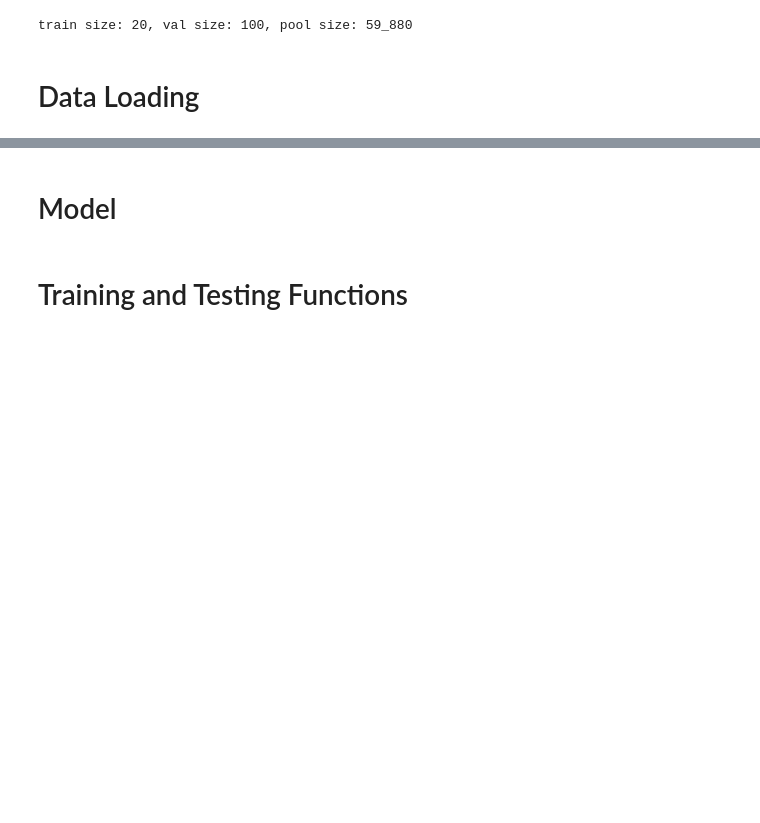
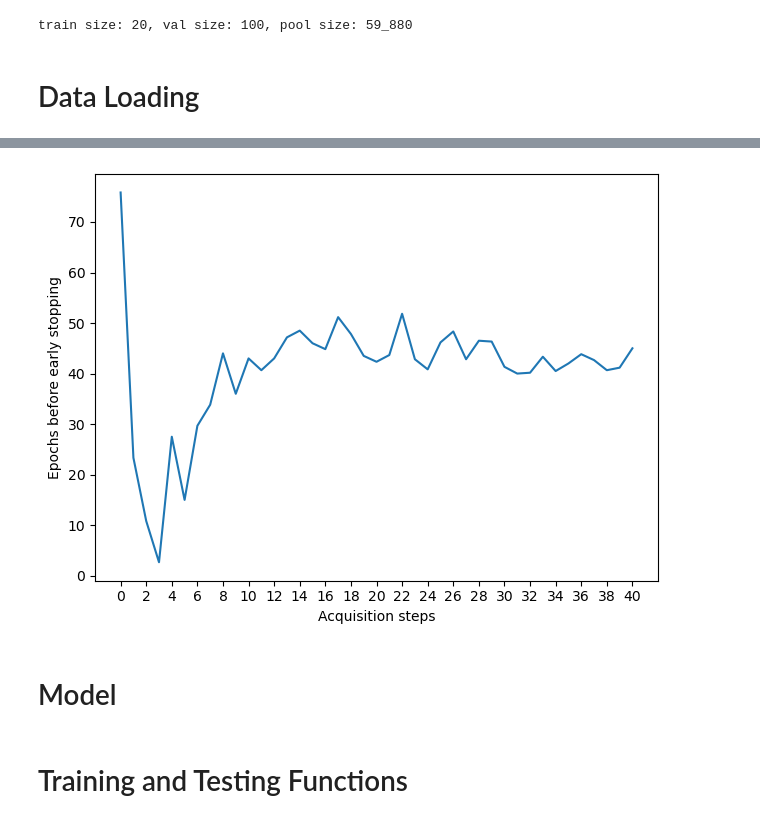
Before and after one commit to pilzpascal/2024s-bsc-practical-work, a Jupyter notebook: prototyping.ipynb, the cells around one changed output, grey strips where cells are left out. Saved outputs shown, nothing was run; the diff lists cells and outputs as text; code cells hidden in the pictures; blank space fills up the shorter version.

```diff
--- a/prototyping.ipynb
+++ b/prototyping.ipynb
@@ -147,3 +147,30 @@ test   10_000   0.005  1.008
+# %%
+import os
+
+funcs = [# 'random',
+         'variation_ratios',
+         # 'predictive_entropy',
+         'mutual_information',
+         # 'mean_standard_deviation',
+         ]
+
+n_epochs = []
+for func in funcs:
+    epochs = []
+    for i in range(3):
+        files = os.listdir(MODEL_SAVE_PATH + f'expID-20240908_223004/run-{i}/{func}') # val_size = 1_000
+        # files = os.listdir(MODEL_SAVE_PATH + f'expID-20240908_094005/run-{i}/{func}') # val_size = 100
+        epochs.append([int(file.split('_')[1].split('-')[1]) for file in sorted(files)])
+    n_epochs.append(np.mean(epochs, axis=0))
+
+plt.plot(np.mean(n_epochs, axis=0))
+plt.xticks(np.linspace(0, len(n_epochs[0])-1, 21))
+plt.xlabel('Acquisition steps')
+plt.ylabel('Epochs before early stopping')
+plt.tight_layout()
+plt.show()
+# %% [output]
+[figure, added]
 # %% [markdown]
 # Model
 # %%
```
Also changed, not shown: parts of 4 cells of this notebook, 2 other files.
